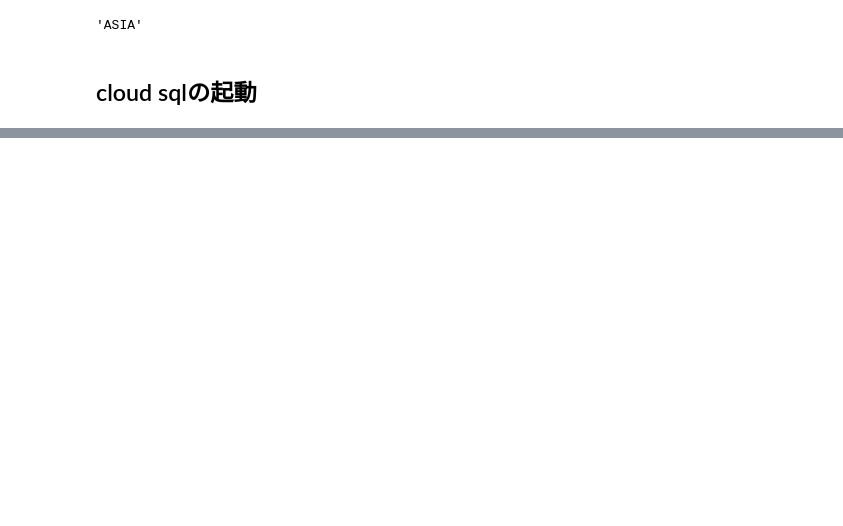
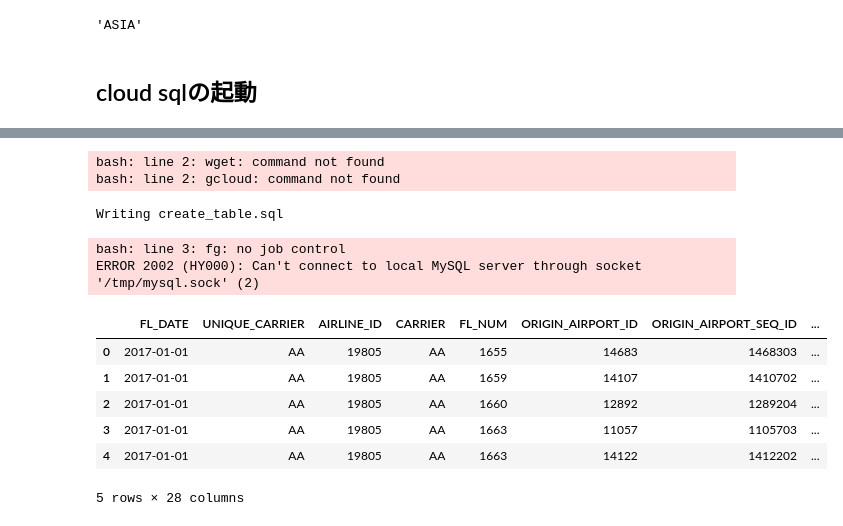
Before and after one commit to hiroaki8388/datascienceEdu, a Jupyter notebook: 1_Data Science on the Google Cloud Platform.ipynb, the cells around one changed output, grey strips where cells are left out. Saved outputs shown, nothing was run; the diff lists cells and outputs as text; code cells hidden in the pictures; blank space fills up the shorter version.

```diff
--- a/1_Data Science on the Google Cloud Platform.ipynb
+++ b/1_Data Science on the Google Cloud Platform.ipynb
@@ -136,7 +168,57 @@ bash: line 2: gcloud: command not found
+# %%
+%%bash
+# 外部から接続するためにIPを登録
+# IPはCIDRに変換 https://www.softel.co.jp/labs/tools/network/
+gcloud sql instances patch flights \
+    --authorized-networks [IP] ---project=data-science-on-the-gcp
+# %% [output]
+bash: line 2: wget: command not found
+bash: line 2: gcloud: command not found
+# %%
+%%writefile  create_table.sql
+
+create database if not exists bts;
+use bts;
+drop table if exists flights;
+create table flights (
+  FL_DATE date,
+  UNIQUE_CARRIER varchar(16),
+  AIRLINE_ID varchar(16),
+  CARRIER varchar(16),
+  FL_NUM integer,
+  ORIGIN_AIRPORT_ID varchar(16),
+  ORIGIN_SEQ_ID varchar(16),
+  ORIGIN_CITY_MARKET_ID varchar(16),
+  ORIGIN varchar(16),
+  DEST_AIRPORT_ID varchar(16),
+  DEST_AIRPORT_SEQ_ID varchar(16),
+  DEST_CITY_MARKET_ID varchar(16),
+  DEST varchar(16),
+  CRS_DEP_TIME integer,
+  DEP_TIME integer,
+  DEP_DELAY float,
+  TAXI_OUT float,
+  WHEELS_OFF integer,
+  WHEELS_ON integer,
+  TAXI_IN float,
+  CRS_ARR_TIME integer,
+  ARR_TIME integer,
+  ARR_DELAY float,
+  CANCELLED float,
+  CANCELLATION_CODE varchar(16),
+  DIVERTED float,
+  DISTANCE float,
+  INDEX (FL_DATE), INDEX (ORIGIN_AIRPORT_ID),
+  INDEX(ARR_DELAY), INDEX(DEP_TIME), INDEX(DEP_DELAY)
+);
+# %% [output]
+Writing create_table.sql
 # %%
 %%bash
 # 現在動いているインスタンスのエンドポイントを見つけ、dumpを流し込む
-MYSQLIP=$(gcloud sql instances describe \
-      flights --format="value(ipAddresses.ipAddress)")
-mysql --host=$MYSQLIP --user=root \
-      --password --verbose < create_table.sql
+MYSQLIP=$(~/google-cloud-sdk/bin/gcloud sql instances describe \
+      flights --format="value(ipAddresses.ipAddress)" --project=data-science-on-the-gcp)
+mysql --host=$MYSQLIP --user=root < create_table.sql
+# %% [output]
+bash: line 3: fg: no job control
+ERROR 2002 (HY000): Can't connect to local MySQL server through socket '/tmp/mysql.sock' (2)
@@ -142,0 +230,12 @@ mysql --host=$MYSQLIP --user=root \
+# %%
+flight1_pd=pd.read_csv('./1.csv')
+# %%
+flight1_pd.head()
+# %% [output]
+|  | FL_DATE | UNIQUE_CARRIER | AIRLINE_ID | CARRIER | FL_NUM | ORIGIN_AIRPORT_ID | ORIGIN_AIRPORT_SEQ_ID | ... |
+| 0 | 2017-01-01 | AA | 19805 | AA | 1655 | 14683 | 1468303 | ... |
+| 1 | 2017-01-01 | AA | 19805 | AA | 1659 | 14107 | 1410702 | ... |
+| 2 | 2017-01-01 | AA | 19805 | AA | 1660 | 12892 | 1289204 | ... |
+| 3 | 2017-01-01 | AA | 19805 | AA | 1663 | 11057 | 1105703 | ... |
+| 4 | 2017-01-01 | AA | 19805 | AA | 1663 | 14122 | 1412202 | ... |
+5 rows × 28 columns
```
Also changed, not shown: parts of 16 cells of this notebook, 1 other file.
